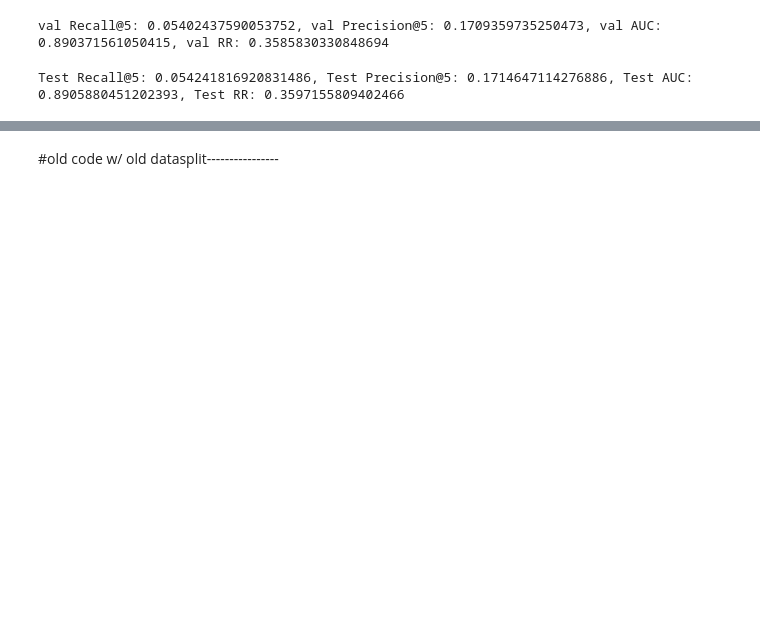
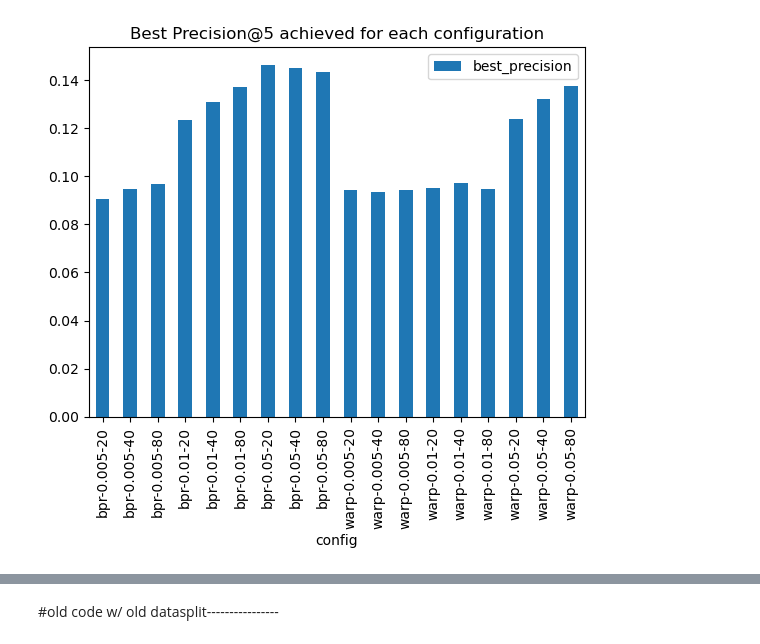
Before and after one commit to BianchiGiulia/practical_work, a Jupyter notebook: fm15.ipynb, the cells around one changed output, grey strips where cells are left out. Saved outputs shown, nothing was run; the diff lists cells and outputs as text; code cells hidden in the pictures; blank space fills up the shorter version.

```diff
--- a/fm15.ipynb
+++ b/fm15.ipynb
@@ -93,3 +41,0 @@ Val AUC 0.89, Val Precision 0.17, Val Recall 0.05, Val RR 0.36
-# %%
-model_filename = f'ultimo_bestmodel.pkl'
-joblib.dump(model, model_filename)
@@ -150,29 +42,8 @@ plt.show()
-# %%
-best_model = joblib.load(f'ultimo_bestmodel.pkl')
-val_recall = recall_at_k(best_model, val_interactions, k=5).mean()
-val_precision = precision_at_k(best_model, val_interactions, k=5).mean()
-val_auc = auc_score(best_model, val_interactions).mean()
-val_rr = reciprocal_rank(best_model, val_interactions).mean()
-k=5
-print(f'val Recall@{k}: {val_recall}, val Precision@{k}: {val_precision}, val AUC: {val_auc}, val RR: {val_rr}') #9 min
-# %% [output]
-val Recall@5: 0.05402437590053752, val Precision@5: 0.1709359735250473, val AUC: 0.890371561050415, val RR: 0.3585830330848694
-# %%
-best_model = joblib.load(f'ultimo_bestmodel.pkl')
-test_recall = recall_at_k(best_model, test_interactions, k=5).mean()
-test_precision = precision_at_k(best_model, test_interactions, k=5).mean()
-test_auc = auc_score(best_model, test_interactions).mean()
-test_rr = reciprocal_rank(best_model, test_interactions).mean()
-k=5
-print(f'Test Recall@{k}: {test_recall}, Test Precision@{k}: {test_precision}, Test AUC: {test_auc}, Test RR: {test_rr}') #9 min
-# %% [output]
-Test Recall@5: 0.054241816920831486, Test Precision@5: 0.1714647114276886, Test AUC: 0.8905880451202393, Test RR: 0.3597155809402466
 # %%
-#model = LightFM(loss='bpr', random_state=42) #logistic starts at 0.03 vs bpr at 0.04
-#grid search
-learning_rates = [0.005, 0.01]
+learning_rates = [0.005, 0.01, 0.05]    #grid search
 no_components = [20, 40, 80]
-loss_functions = ['logistic', 'bpr']
+loss_functions = ['bpr', 'warp']
+max_sampled = 3
 
 epochs = 10
 patience = 3
@@ -188,7 +59,7 @@ results = []
 for loss in loss_functions:
     for learning_rate in learning_rates:
         for no_component in no_components:
-            model = LightFM(loss=loss, learning_rate=learning_rate, no_components=no_component, random_state=42)
+            model = LightFM(loss=loss, learning_rate=learning_rate, no_components=no_component, max_sampled=max_sampled, random_state=42)
             patience_counter = 0
             local_best_precision = 0
 
@@ -207,7 +78,7 @@ for loss in loss_functions:
                         best_params = {'loss': loss, 'learning_rate': learning_rate, 'no_components': no_component}
                         best_epoch = epoch + 1
 
-                        model_filename = f'f15_best_model_{loss}_{learning_rate}_{no_component}.pkl'
+                        model_filename = f'data/best_model/best_model_{loss}_{learning_rate}_{no_component}.pkl'
                         joblib.dump(model, model_filename)
                         print(f'Saved new best model for config {loss}-{learning_rate}-{no_component} at epoch {epoch + 1}')
                 else:
@@ -227,3 +98,10 @@ for loss in loss_functions:
 
 print(f'Best validation precision achieved with config {best_params} at epoch {best_epoch}: {best_val_precision}')
 print('All results:', results)
+# %%
+results_df = pd.DataFrame(results)
+results_df['config'] = results_df['loss'] + '-' + results_df['learning_rate'].astype(str) + '-' + results_df['no_components'].astype(str)
+results_df.plot(x='config', y='best_precision', kind='bar', title='Best Precision@5 achieved for each configuration')
+plt.show()
+# %% [output]
+[figure, added]
```
Also changed, not shown: parts of 9 cells of this notebook.
